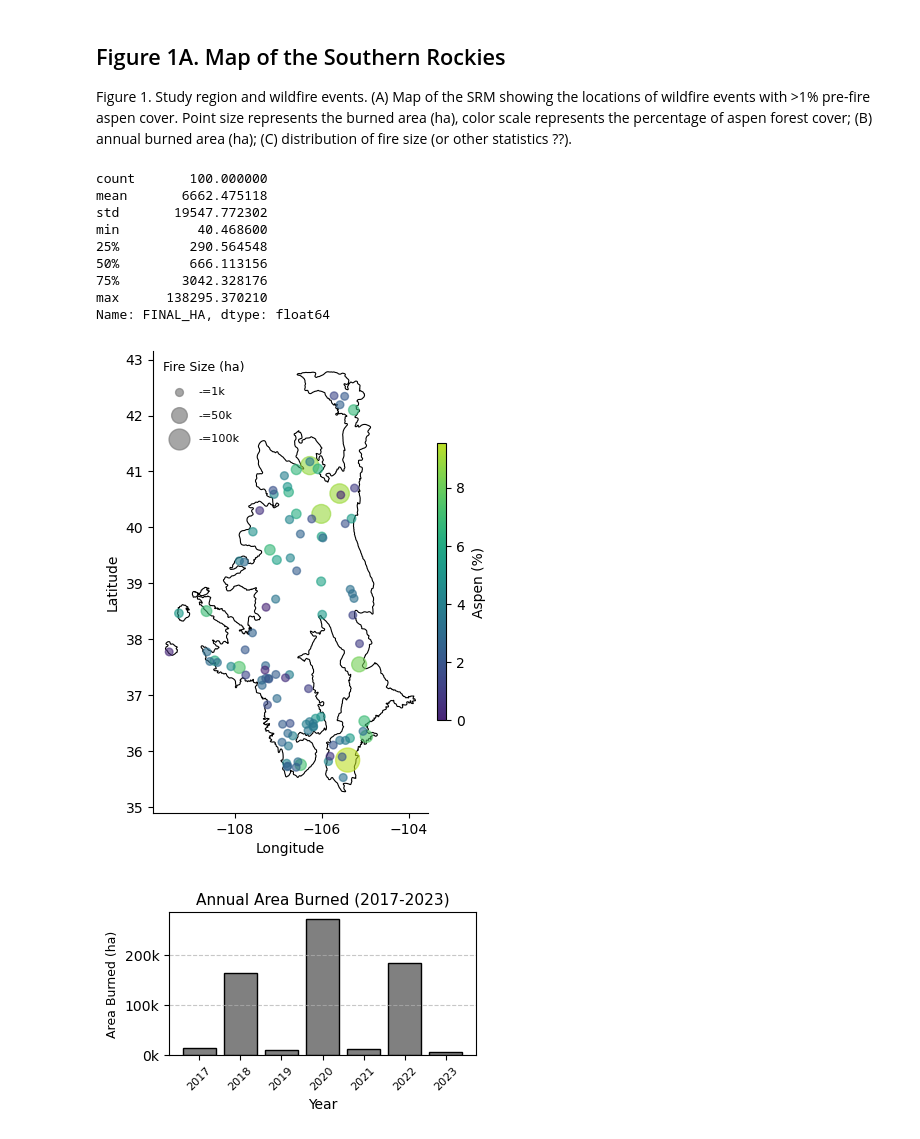
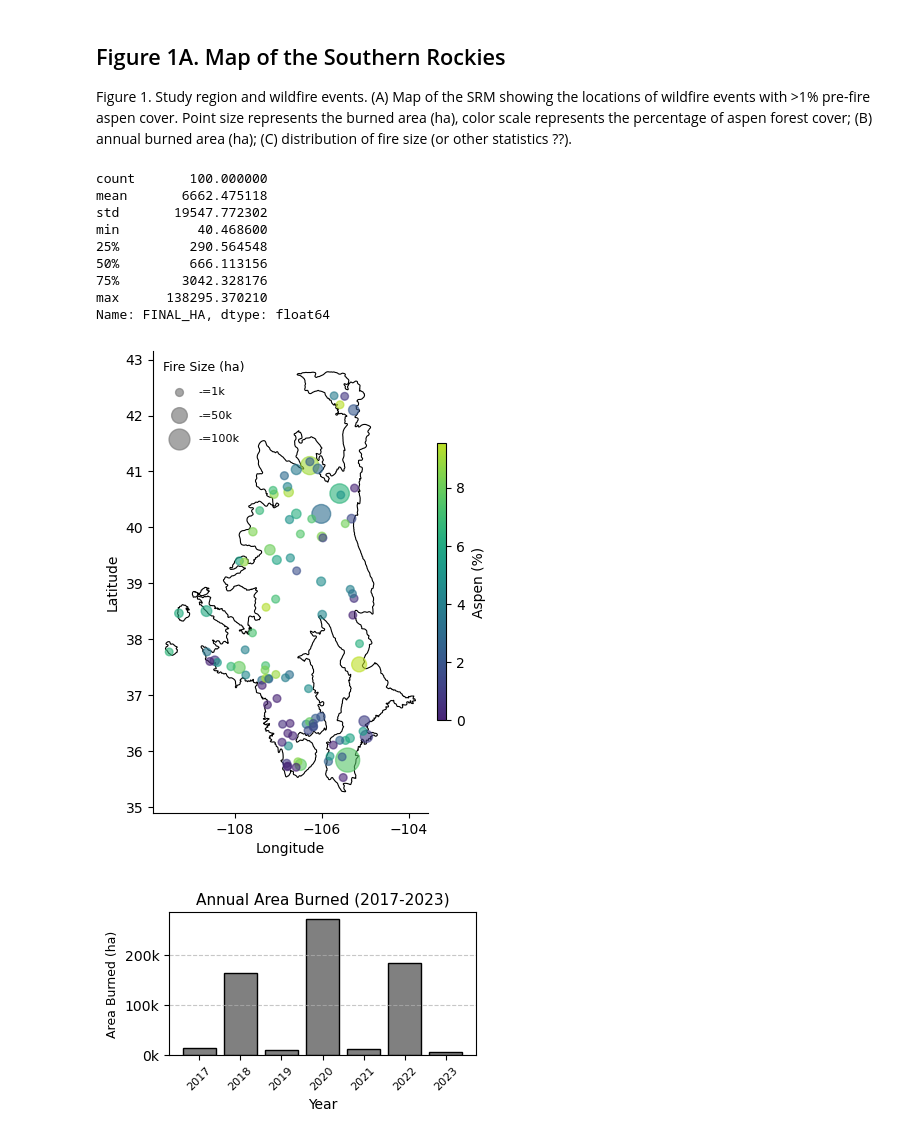
Before and after one commit to natshoff/aspen-fire-fork, a Jupyter notebook: Aim2/code/Python/_figures.ipynb, the cells around one changed output. Saved outputs shown, nothing was run; the diff lists cells and outputs as text; code cells hidden in the pictures.

```diff
--- a/Aim2/code/Python/_figures.ipynb
+++ b/Aim2/code/Python/_figures.ipynb
@@ -91,19 +91,16 @@ print(fires['FINAL_HA'].describe())
 # Get the centroid of fires
 centroid = fires.copy()
 centroid['geometry'] = centroid.geometry.centroid
-
 # scale fire size attribute for display
 scaler = MinMaxScaler(feature_range=(10, 100))  # Marker sizes between 10 and 200
 centroid['fire_size'] = scaler.fit_transform(centroid[['FINAL_HA']]) * 3
-
 # subset to SRM
 srm = ecol3[ecol3['na_l3name'] == 'Southern Rockies']
-
-# Ensure the same projection
+# ensure the same projection
 centroid = centroid.to_crs(4326)
 srm = srm.to_crs(4326)
 
-# Function to truncate colormap
+# function to truncate colormap
 def truncate_colormap(cmap_name, min_val=0.2, max_val=0.8, n_colors=256):
     cmap = get_cmap(cmap_name)
     new_cmap = mcolors.LinearSegmentedColormap.from_list(
@@ -121,7 +118,7 @@ srm.plot(ax=ax, edgecolor='black', linewidth=0.8, color='none')
 centroid.plot(
     ax=ax,
     markersize=centroid['fire_size'],  # Use normalized marker size
-    column='LOG_FINAL_HA', cmap=soft_viridis_r,
+    column='Aspen_Pct', cmap=soft_viridis_r,
     legend=False, alpha=0.6)
 
 # Remove top and right spines (borders)
@@ -143,37 +140,35 @@ cbar.set_label('Aspen (%)')
 legend_sizes_ha = [1000, 50000, 100000]  # Example fire sizes in hectares
 legend_scaled_sizes = scaler.transform([[size] for size in legend_sizes_ha]).flatten() * 3
 legend_labels = [f'-={int(size / 1000)}k' for size in legend_sizes_ha]
-
 # Create legend handles using the correctly scaled sizes
 legend_handles = [
     plt.scatter([], [], s=size, color='gray', alpha=0.7, label=label)
     for size, label in zip(legend_scaled_sizes, legend_labels)
 ]
-
 # Add the legend to the map
 ax.legend(
     handles=legend_handles, loc='upper left',
     title='Fire Size (ha)', frameon=False, fontsize=8, title_fontsize=9,
     handletextpad=0.8,  # Space between markers and labels
     labelspacing=1.2    # Vertical space between legend items
 )
 
 # Labels and saving
 plt.xlabel('Longitude', size=10)
 plt.ylabel('Latitude', size=10)
 
 # Save the map
 plt.savefig(os.path.join(projdir, 'figures/Figure1_Fires-SRM_Aspen.png'), dpi=500, bbox_inches='tight')
 
 plt.show()
 # %% [output]
 count       100.000000
 mean       6662.475118
 std       19547.772302
 min          40.468600
 25%         290.564548
 50%         666.113156
 75%        3042.328176
 max      138295.370210
 Name: FINAL_HA, dtype: float64
-[figure, old version]
+[figure, new version]
```
Also changed, not shown: parts of 1 cell of this notebook, 33 other files.
